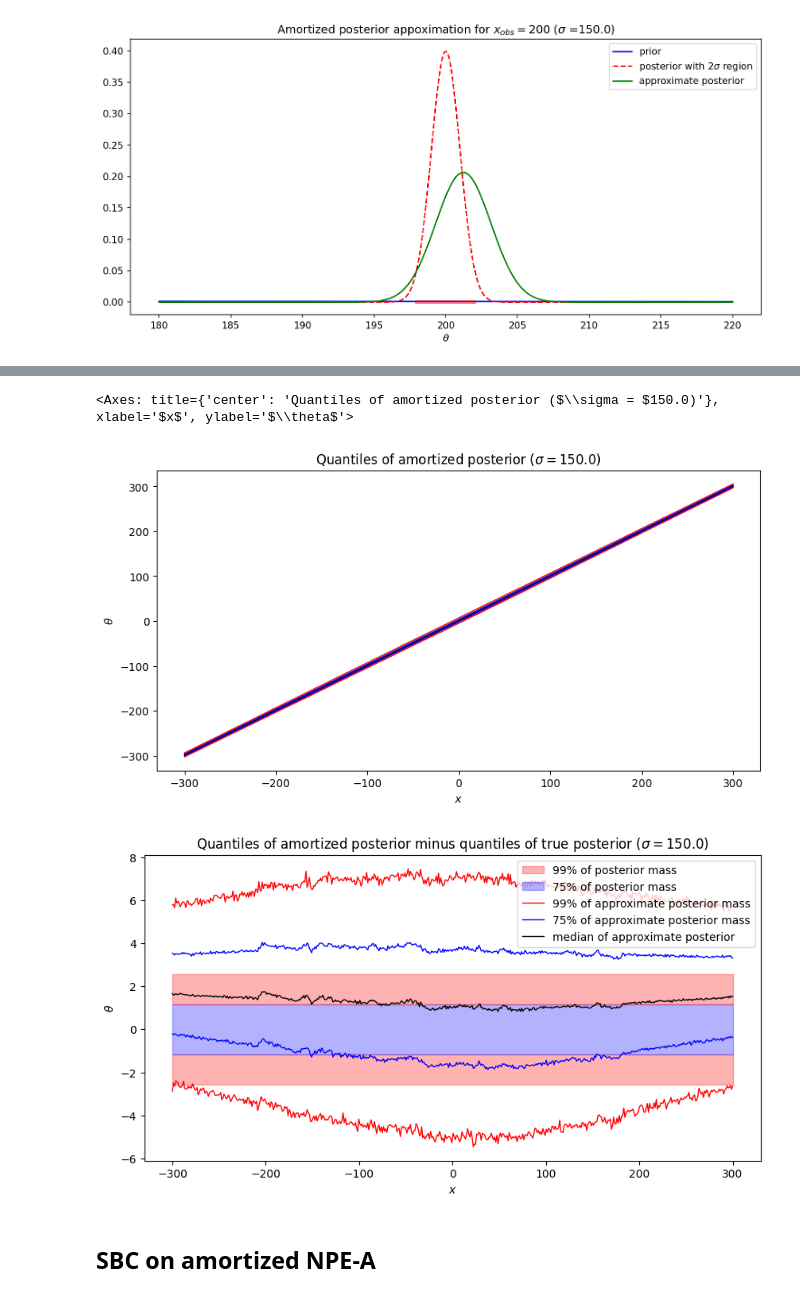
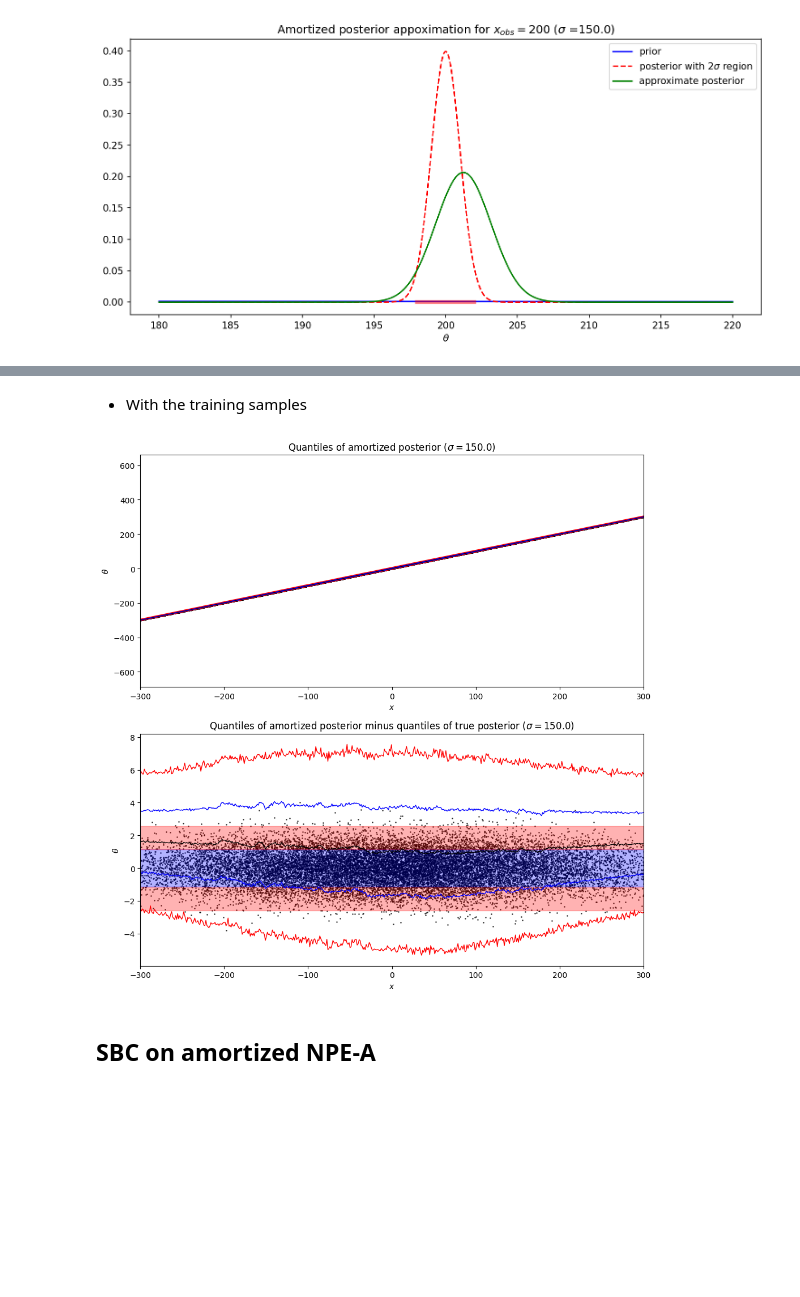
Before and after one commit to kaisamaroo/SBC-SBI, a Jupyter notebook: notebooks/toy_examples/norm_norm_diffuse_1d/npe_a.ipynb, the cells around one changed output, grey strips where cells are left out. Saved outputs shown, nothing was run; the diff lists cells and outputs as text; code cells hidden in the pictures; blank space fills up the shorter version.

Commit message:
added sample diagrams to npe_a

```diff
--- a/notebooks/toy_examples/norm_norm_diffuse_1d/npe_a.ipynb
+++ b/notebooks/toy_examples/norm_norm_diffuse_1d/npe_a.ipynb
@@ -74,16 +94,27 @@ Plot quantiles of amortized posterior for various values of $x_\text{observed}$.
+# %% [markdown]
+- With the training samples
+# %%
+# Retrieve samples
+amortized_posterior_parameter_samples = amortized_posterior_simulations["parameter_samples"].reshape(-1)
+amortized_posterior_data_samples = amortized_posterior_simulations["data_samples"].reshape(-1)
+amortized_posterior_samples = {"parameter_samples": amortized_posterior_parameter_samples,
+                                "data_samples": amortized_posterior_data_samples}
 # %%
+fig, ax = plt.subplots(figsize=(10,10), nrows=2)
+
 x_range = np.linspace(-300,300,500)
 quantiles = approximate_posterior_quantiles_against_x(amortized_posterior, x_range)
+
 title = "Quantiles of amortized posterior" + r" ($\sigma = $" + f"{sigma})"
-plot_approximate_posterior_quantiles_against_x(x_range, quantiles, sigma, title=title)
+plot_approximate_posterior_quantiles_against_x(x_range, quantiles, sigma, title=title, ax=ax[0], samples=amortized_posterior_samples)
+
+title = "Quantiles of amortized posterior minus quantiles of true posterior" + r" ($\sigma = $" + f"{sigma})"
+plot_approximate_posterior_quantiles_diff_against_x(x_range, quantiles, sigma, title=title, ax=ax[1], samples=amortized_posterior_samples)
+
+plt.tight_layout()
+plt.show()
 # %% [output]
-<Axes: title={'center': 'Quantiles of amortized posterior ($\\sigma = $150.0)'}, xlabel='$x$', ylabel='$\\theta$'>
-[figure, old version]
+[figure, new version]
-# %%
-title = "Quantiles of amortized posterior minus quantiles of true posterior" + r" ($\sigma = $" + f"{sigma})"
-plot_approximate_posterior_quantiles_diff_against_x(x_range, quantiles, sigma, title=title)
-# %% [output]
-[figure, removed]
 # %% [markdown]
 ## SBC on amortized NPE-A
 # %%
```
Also changed, not shown: parts of 11 cells of this notebook, 1 other file.
